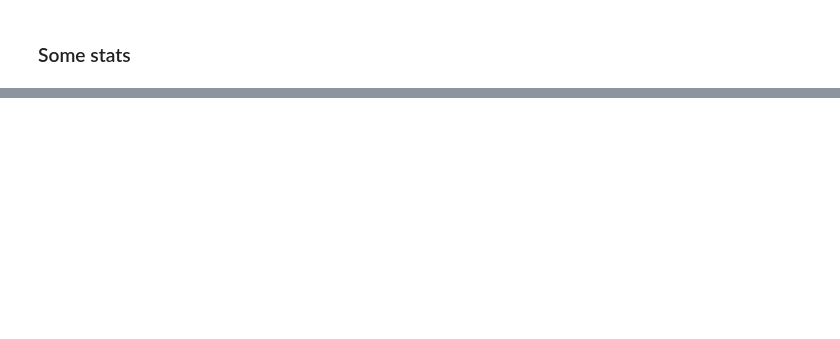
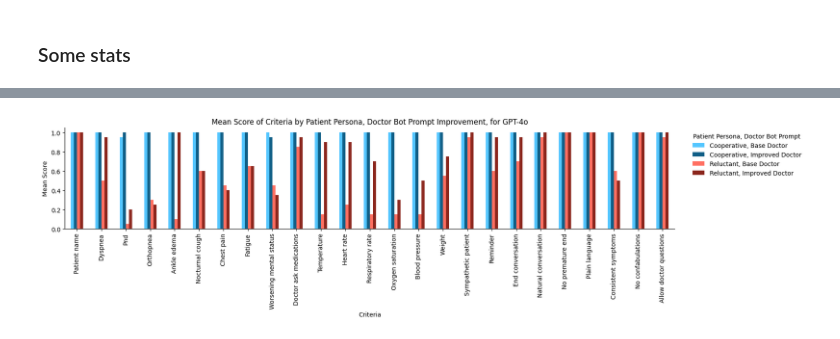
Before and after one commit to recoverycompanion/reco, a Jupyter notebook: reco_analysis/notebooks/judge/2.1_llm_judge_transcript.ipynb, the cells around one changed output, grey strips where cells are left out. Saved outputs shown, nothing was run; the diff lists cells and outputs as text; code cells hidden in the pictures; blank space fills up the shorter version.

```diff
--- a/reco_analysis/notebooks/judge/2.1_llm_judge_transcript.ipynb
+++ b/reco_analysis/notebooks/judge/2.1_llm_judge_transcript.ipynb
@@ -382,0 +444,36 @@ plt.show()
+# %%
+df = pd.read_csv("2.1_llm_judge_transcript_results.csv")  # load the saved file
+
+df.groupby("patient_type")[list(judge_criteria.keys())].mean()
+
+# plot bar plot
+df["patient_type"] = pd.Categorical(
+    df["patient_type"], ["4o_cooperative_basedoc", "4o_cooperative_imprdoc", "4o_reluctant_basedoc", "4o_reluctant_imprdoc"]
+)
+df = df.sort_values("patient_type")
+df["patient_type"] = df["patient_type"].replace({
+    "4o_cooperative_basedoc": "Cooperative, Base Doctor",
+    "4o_cooperative_imprdoc": "Cooperative, Improved Doctor",
+    "4o_reluctant_basedoc": "Reluctant, Base Doctor",
+    "4o_reluctant_imprdoc": "Reluctant, Improved Doctor",
+})
+
+# replace colors. use light blue, dark blue, light red, dark red
+colors = ["#54c6ff", "#105f87", "#ff6f61", "#8c271e"]
+
+df.groupby("patient_type")[list(judge_criteria.keys())].mean().T.plot(kind="bar", figsize=(18, 3), color=colors)
+
+plt.legend(title="Patient Persona, Doctor Bot Prompt", bbox_to_anchor=(1.02, 1), loc='upper left', frameon=False)
+
+plt.gca().spines['top'].set_visible(False)
+plt.gca().spines['right'].set_visible(False)
+
+plt.xticks(ticks=range(len(judge_criteria)), labels=[x.replace("_", " ").capitalize() for x in judge_criteria.keys()])
+
+plt.ylabel("Mean Score")
+plt.xlabel("Criteria")
+plt.title("Mean Score of Criteria by Patient Persona, Doctor Bot Prompt Improvement, for GPT-4o")
+
+plt.show()
+# %% [output]
+[figure, added]
```
Also changed, not shown: parts of 11 cells of this notebook.
